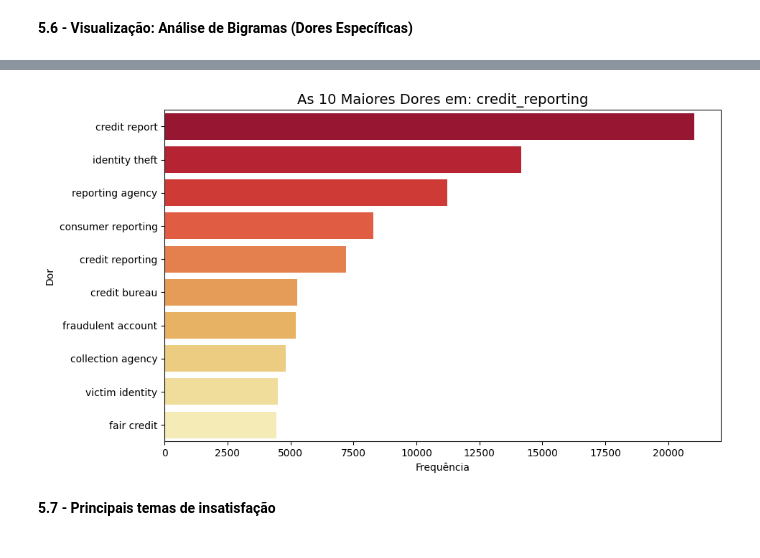
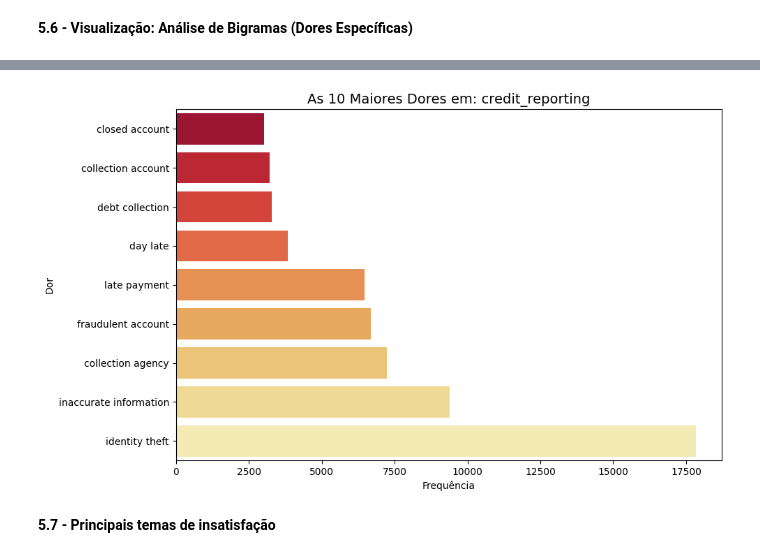
Before and after one commit to JessicaSTMatos/Datathon---Fase-5---FIAP, a Jupyter notebook: Fase_5.ipynb, the cells around one changed output, grey strips where cells are left out. Cells and saved outputs as stored; diff of their text form; code cells hidden in the pictures.

```diff
--- a/Fase_5.ipynb
+++ b/Fase_5.ipynb
@@ -95,7 +97,7 @@ Files in the directory /root/.cache/kagglehub/datasets/shashwatwork/consume-comp
 # %%
 csv_file_name = 'complaints_processed.csv'
 full_path = os.path.join(path, csv_file_name)
-df = pd.read_csv(full_path)
+df = pd.read_csv(full_path, index_col=0)
 
 print("O arquivo CSV foi carregado com sucesso em um DataFrame.")
 print("Exibindo as 5 primeiras linhas do DataFrame:")
@@ -209,3 +231,6 @@ plt.ylabel('Contagem', size=14)
 plt.show()
 # %% [output]
 [figure]
+# %%
+df['num_palavras'] = df['narrative'].apply(lambda x: len(x.split()) if isinstance(x, str) else 0)
+sns.histplot(df['num_palavras'], bins=50)
@@ -219,7 +276,6 @@ Como estamos trabalhando com o Consumer Complaints Dataset, que é originalmente
 # Carregamos o modelo de inglês do spaCy para lematização
 # O 'disable' acelera o processo ignorando partes que não usaremos
 !python -m spacy download en_core_web_sm
-nlp = spacy.load("en_core_web_sm", disable=['ner', 'parser'])
 # %% [output]
 Collecting en-core-web-sm==3.8.0
   Downloading https://github.com/explosion/spacy-models/releases/download/en_core_web_sm-3.8.0/en_core_web_sm-3.8.0-py3-none-any.whl (12.8 MB)
@@ -352,17 +428,3 @@ Como o processamento da base inteira é uma tarefa pesada, optamos por salvar o
 De acordo com as instruções do Datathon é necessária a criação de uma variável alvo (*target*) e criação da coluna "sentimento" para classificar as reclamações como "positiva" ou "negativa"
 
 Dado que é necessário haver uma de precisão no modelo, sem rotular milhares de dados manualmente, optamos uma Abordagem Léxica + Regras (VADER) - Como o dataset é em inglês, o VADER é muito eficaz para identificar sentimentos em textos de redes sociais e reclamações. Ele usa um dicionário de palavras com "pesos" de negatividade.
-# %%
-# Criamos a coluna de Sentimento (Target)
-nltk.download('vader_lexicon')
-sia = SentimentIntensityAnalyzer()
-
-def categorizar_sentimento(texto):
-    if not texto: return 'Neutra'
-    score = sia.polarity_scores(texto)['compound']
-    if score <= -0.05: return 'Negativa'
-    elif score >= 0.05: return 'Positiva'
-    else: return 'Neutra'
-
-print("Rotulando sentimentos... (Aguarde)")
-df['sentimento'] = df['narrativa_tratada'].apply(categorizar_sentimento)
@@ -762,19 +1094,70 @@ plt.show()
 # %% [markdown]
 **5.6 - Visualização: Análise de Bigramas (Dores Específicas)**
 # %%
-# Optamos por olhar para o produto com mais reclamações (ex: Credit Card)
+from sklearn.feature_extraction.text import CountVectorizer
+import pandas as pd
+import matplotlib.pyplot as plt
+import seaborn as sns
+
+# produto com mais reclamações
 top_prod = top_produtos.index[0]
-subset = df_negativo[df_negativo['product'] == top_prod]
+subset = df_negativo[df_negativo['product'] == top_prod].copy()
 
-vectorizer = CountVectorizer(ngram_range=(2, 2), max_features=10)
+# lista de bigramas genéricos que poluem o gráfico
+termos_excluir = {
+    "credit report",
+    "credit reporting",
+    "consumer reporting",
+    "reporting agency",
+    "credit bureau",
+    "fair credit"
+}
+
+# vetorização com mais candidatos
+vectorizer = CountVectorizer(
+    ngram_range=(2, 2),
+    max_features=50,
+    min_df=5
+)
+
 bag_of_words = vectorizer.fit_transform(subset['narrativa_tratada'].astype(str))
+
+# soma das frequências
 sum_words = bag_of_words.sum(axis=0)
-words_freq = [(word, sum_words[0, idx]) for word, idx in vectorizer.vocabulary_.items()]
-words_freq = sorted(words_freq, key=lambda x: x[1], reverse=True)
 
-df_dores = pd.DataFrame(words_freq, columns=['Dor', 'Frequência'])
+words_freq = [
+    (word, int(sum_words[0, idx]))
+    for word, idx in vectorizer.vocabulary_.items()
+]
+
+palavras_dor = [
+    "fraud", "theft", "incorrect", "inaccurate", "late", "closed",
+    "denied", "charge", "debt", "collection", "error", "problem",
+    "dispute", "unauthorized", "stolen"
+]
+
+# dataframe (Criação do DataFrame movida para antes do filtro)
+df_dores = pd.DataFrame(words_freq, columns=["Dor", "Frequência"])
+
+df_dores = df_dores[
+    df_dores["Dor"].apply(lambda x: any(p in x for p in palavras_dor))
+]
+
+# remover termos genéricos
+df_dores = df_dores[~df_dores["Dor"].isin(termos_excluir)]
+
+# ordenar e pegar top 10
+df_dores = df_dores.sort_values("Frequência", ascending=False).head(10)
+
+# ordenar para o gráfico ficar bonito
+df_dores = df_dores.sort_values("Frequência", ascending=True)
+
+# plot
 plt.figure(figsize=(10, 6))
-sns.barplot(x='Frequência', y='Dor', data=df_dores, palette='YlOrRd_r')
-plt.title(f'As 10 Maiores Dores em: {top_prod}', fontsize=14)
+sns.barplot(data=df_dores, x="Frequência", y="Dor", hue="Dor", palette="YlOrRd_r", legend=False)
+plt.title(f"As 10 Maiores Dores em: {top_prod}", fontsize=14)
+plt.xlabel("Frequência")
+plt.ylabel("Dor")
+plt.tight_layout()
 plt.show()
 # %% [output]
@@ -784,4 +1164,4 @@ Passing `palette` without assigning `hue` is deprecated and will be removed in v
-[figure, old version]
+[figure, new version]
 # %% [markdown]
 **5.7 - Principais temas de insatisfação**
 # %%
```
Also changed, not shown: parts of 54 cells of this notebook.
